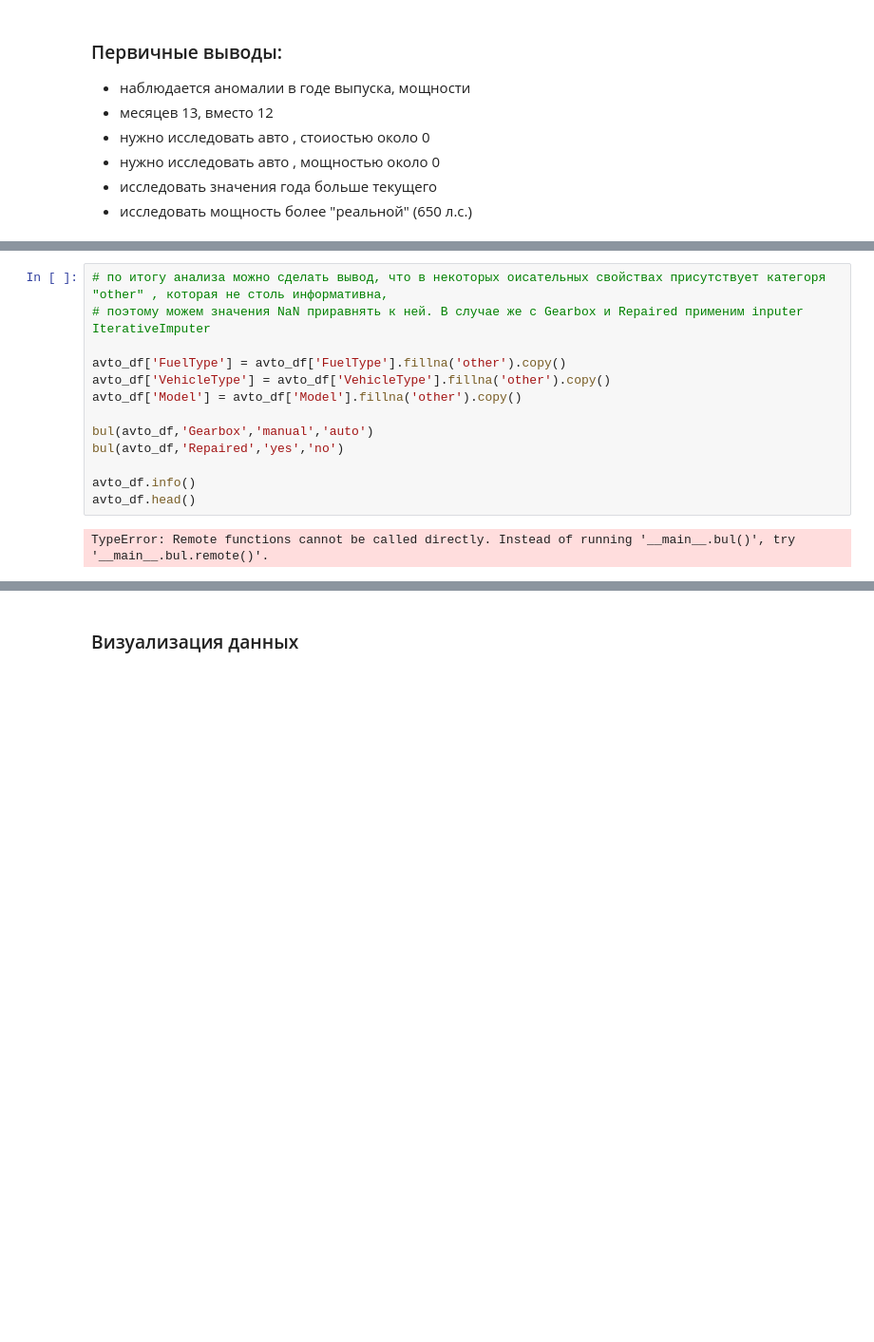
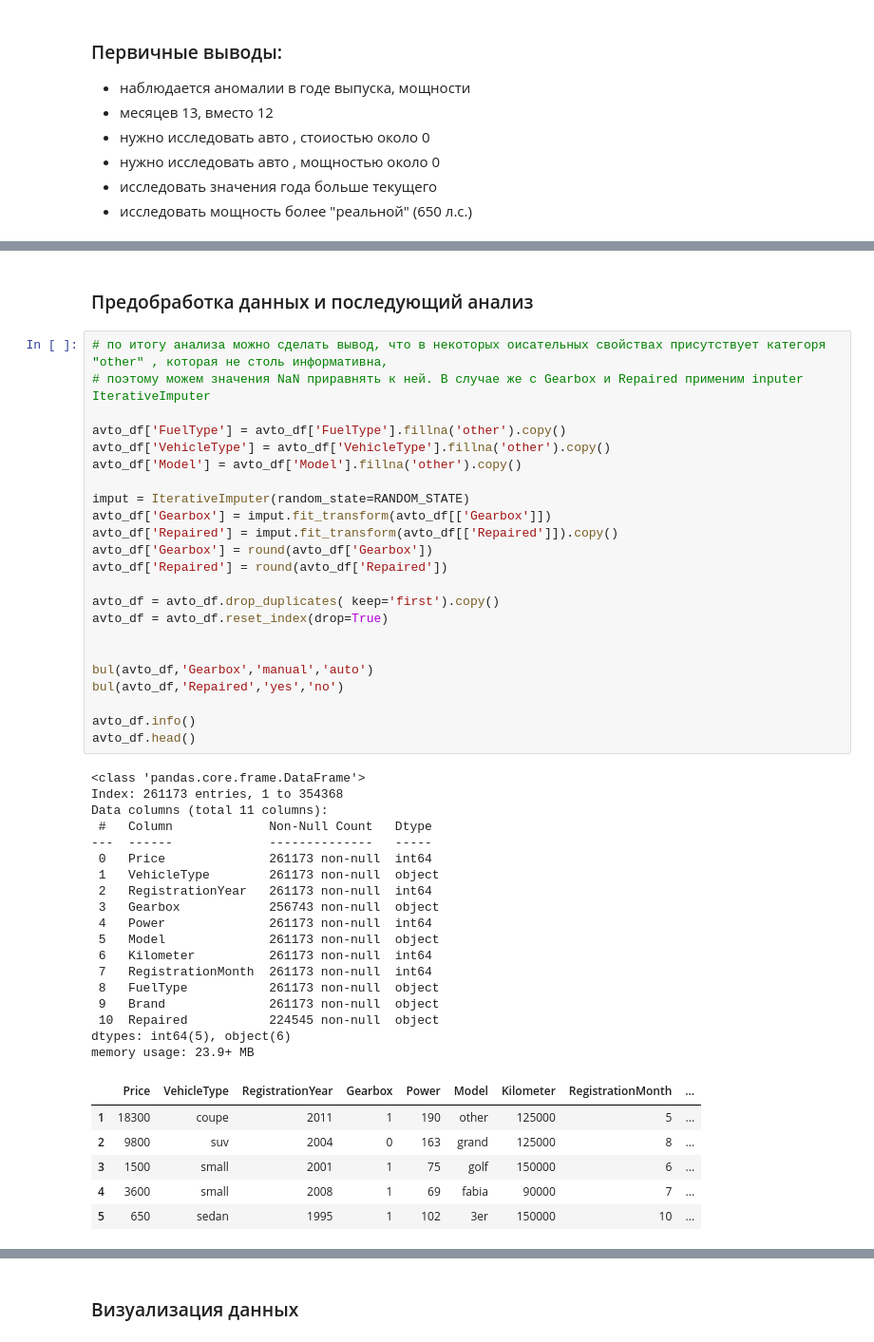
Before and after one commit to Mihail-Chr/projects, a Jupyter notebook: ML/car_cost/ML_car_cost_regression_catboost.ipynb, the cells around one changed output, grey strips where cells are left out. Shown at 95% size. Saved outputs shown, nothing was run; the diff lists cells and outputs as text; blank space fills up the shorter version.

```diff
--- a/ML/car_cost/ML_car_cost_regression_catboost.ipynb
+++ b/ML/car_cost/ML_car_cost_regression_catboost.ipynb
@@ -290,18 +297,53 @@ dtype: int64
 | NaN | 36628 |
 | yes | 25681 |
 dtype: int64
+# %% [markdown]
+### Предобработка данных и последующий анализ
 # %%
 # по итогу анализа можно сделать вывод, что в некоторых оисательных свойствах присутствует категоря "other" , которая не столь информативна,
 # поэтому можем значения NaN приравнять к ней. В случае же с Gearbox и Repaired применим inputer IterativeImputer
 
 avto_df['FuelType'] = avto_df['FuelType'].fillna('other').copy()
 avto_df['VehicleType'] = avto_df['VehicleType'].fillna('other').copy()
 avto_df['Model'] = avto_df['Model'].fillna('other').copy()
 
+imput = IterativeImputer(random_state=RANDOM_STATE)
+avto_df['Gearbox'] = imput.fit_transform(avto_df[['Gearbox']])
+avto_df['Repaired'] = imput.fit_transform(avto_df[['Repaired']]).copy()
+avto_df['Gearbox'] = round(avto_df['Gearbox'])
+avto_df['Repaired'] = round(avto_df['Repaired'])
+
+avto_df = avto_df.drop_duplicates( keep='first').copy()
+avto_df = avto_df.reset_index(drop=True)
+
+
 bul(avto_df,'Gearbox','manual','auto')
 bul(avto_df,'Repaired','yes','no')
 
 avto_df.info()
 avto_df.head()
 # %% [output]
-TypeError: Remote functions cannot be called directly. Instead of running '__main__.bul()', try '__main__.bul.remote()'.
+<class 'pandas.core.frame.DataFrame'>
+Index: 261173 entries, 1 to 354368
+Data columns (total 11 columns):
+ #   Column             Non-Null Count   Dtype
+---  ------             --------------   -----
+ 0   Price              261173 non-null  int64
+ 1   VehicleType        261173 non-null  object
+ 2   RegistrationYear   261173 non-null  int64
+ 3   Gearbox            256743 non-null  object
+ 4   Power              261173 non-null  int64
+ 5   Model              261173 non-null  object
+ 6   Kilometer          261173 non-null  int64
+ 7   RegistrationMonth  261173 non-null  int64
+ 8   FuelType           261173 non-null  object
+ 9   Brand              261173 non-null  object
+ 10  Repaired           224545 non-null  object
+dtypes: int64(5), object(6)
+memory usage: 23.9+ MB
+|  | Price | VehicleType | RegistrationYear | Gearbox | Power | Model | Kilometer | RegistrationMonth | ... |
+| 1 | 18300 | coupe | 2011 | 1 | 190 | other | 125000 | 5 | ... |
+| 2 | 9800 | suv | 2004 | 0 | 163 | grand | 125000 | 8 | ... |
+| 3 | 1500 | small | 2001 | 1 | 75 | golf | 150000 | 6 | ... |
+| 4 | 3600 | small | 2008 | 1 | 69 | fabia | 90000 | 7 | ... |
+| 5 | 650 | sedan | 1995 | 1 | 102 | 3er | 150000 | 10 | ... |
```
Also changed, not shown: parts of 69 cells of this notebook.
